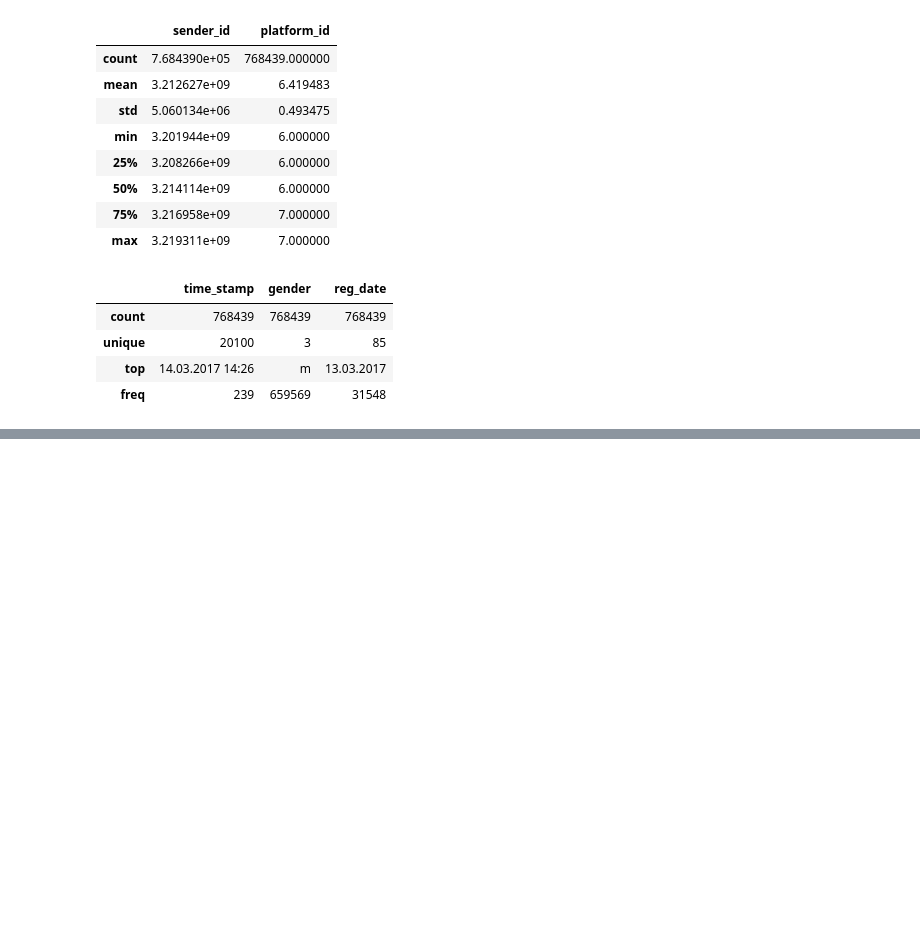
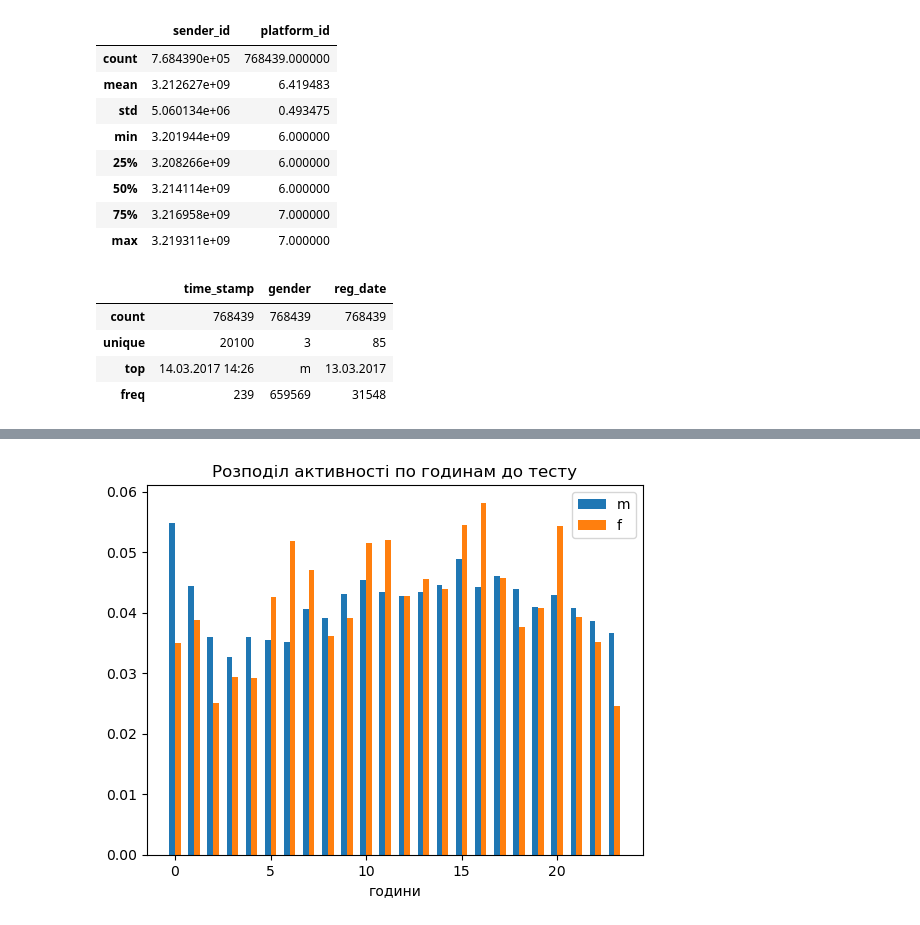
Before and after one commit to dkolesov95/exploratory_data_analysis, a Jupyter notebook: ab_test/ab_test.ipynb, the cells around one changed output, grey strips where cells are left out. Cells and saved outputs as stored; diff of their text form; code cells hidden in the pictures; blank space fills up the shorter version.

```diff
--- a/ab_test/ab_test.ipynb
+++ b/ab_test/ab_test.ipynb
@@ -87,0 +128,2 @@ df.describe(include='object')
+# %%
+df['gender'] = df['gender'].replace({' ': np.nan})
@@ -87,0 +150,3 @@ df.describe(include='object')
+# %%
+for i in [i for i in df.columns if i != 'gender']:
+    print(i, df[df['gender'].isna()][i].nunique())
@@ -87,0 +293,27 @@ df.describe(include='object')
+# %%
+df['hour'] = df['time_stamp'].dt.hour
+# %%
+def act_distr(df_copy, column, title=''):
+    one, two = [df_copy[df_copy[column] == i] for i in df_copy[column].unique() if i is not np.nan]
+
+    m = one.groupby('hour')['platform_id'].count()
+    f = two.groupby('hour')['platform_id'].count()
+
+    m_ratio = m / m.sum()
+    f_ratio = f / f.sum()
+
+    w = 0.3
+
+    plt.bar(x=m.index - w/2, height=m_ratio, width=w, label='m')
+    plt.bar(x=f.index + w/2, height=f_ratio, width=w, label='f')
+
+    plt.legend()
+    plt.title(f'Розподіл активності по годинам {title}')
+    plt.xlabel('години')
+
+    plt.show();
+# %%
+df_bef = df[df['time_stamp'] < start_date].copy()
+act_distr(df_bef, 'gender', 'до тесту')
+# %% [output]
+[figure, added]
```
Also changed, not shown: parts of 60 cells of this notebook.
